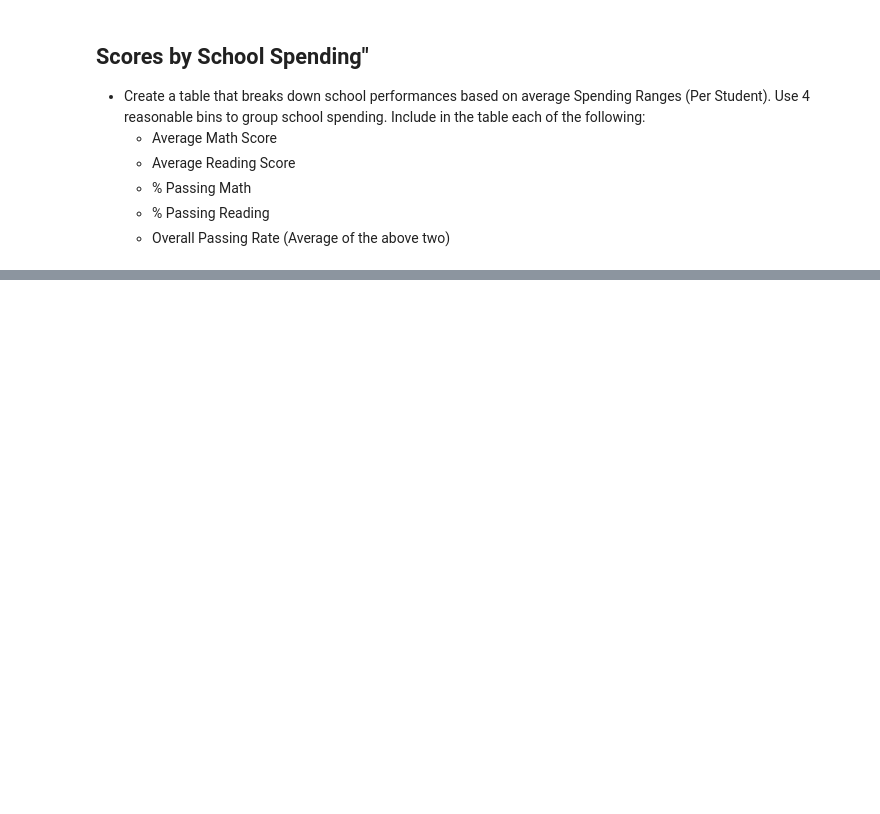
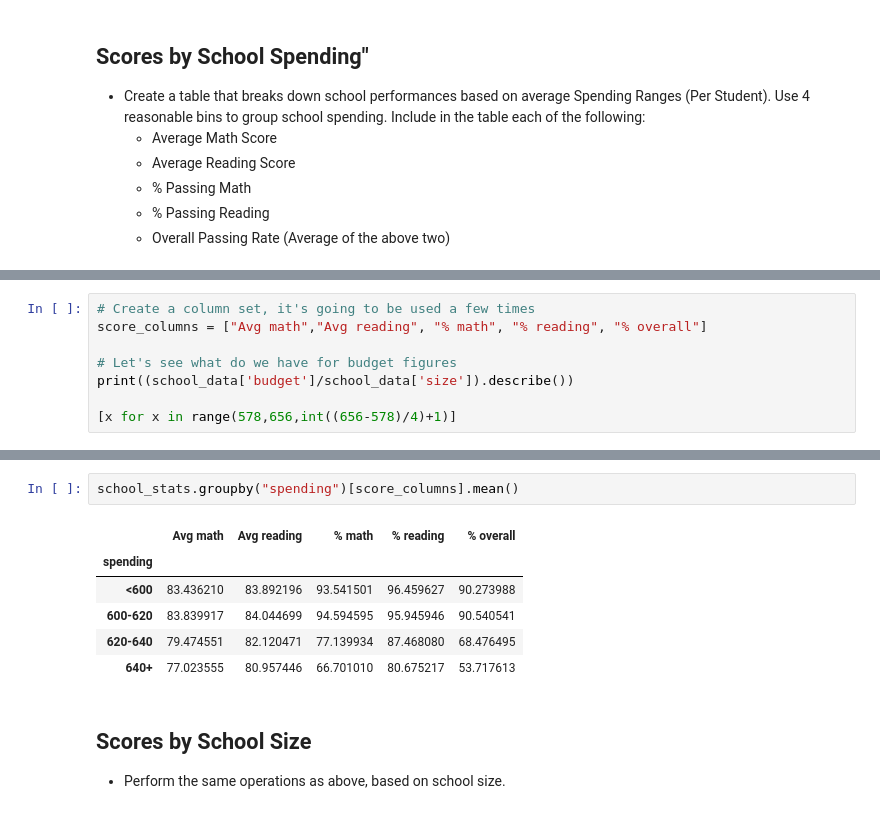
Before and after one commit to kyraha/UMN_HW04_pandas-challenge, a Jupyter notebook: PyCitySchools/PyCitySchools.ipynb, the cells around one changed output, grey strips where cells are left out. Saved outputs shown, nothing was run; the diff lists cells and outputs as text; blank space fills up the shorter version.

```diff
--- a/PyCitySchools/PyCitySchools.ipynb
+++ b/PyCitySchools/PyCitySchools.ipynb
@@ -244,0 +241,8 @@ AttributeError: 'numpy.float64' object has no attribute 'floor'
+# %%
+# Create a column set, it's going to be used a few times
+score_columns = ["Avg math","Avg reading", "% math", "% reading", "% overall"]
+
+# Let's see what do we have for budget figures
+print((school_data['budget']/school_data['size']).describe())
+
+[x for x in range(578,656,int((656-578)/4)+1)]
@@ -244,0 +268,12 @@ AttributeError: 'numpy.float64' object has no attribute 'floor'
+# %%
+school_stats.groupby("spending")[score_columns].mean()
+# %% [output]
+|  | Avg math | Avg reading | % math | % reading | % overall |
+| spending |  |  |  |  |  |
+| <600 | 83.436210 | 83.892196 | 93.541501 | 96.459627 | 90.273988 |
+| 600-620 | 83.839917 | 84.044699 | 94.594595 | 95.945946 | 90.540541 |
+| 620-640 | 79.474551 | 82.120471 | 77.139934 | 87.468080 | 68.476495 |
+| 640+ | 77.023555 | 80.957446 | 66.701010 | 80.675217 | 53.717613 |
+# %% [markdown]
+## Scores by School Size
+* Perform the same operations as above, based on school size.
```
Also changed, not shown: parts of 11 cells of this notebook.
